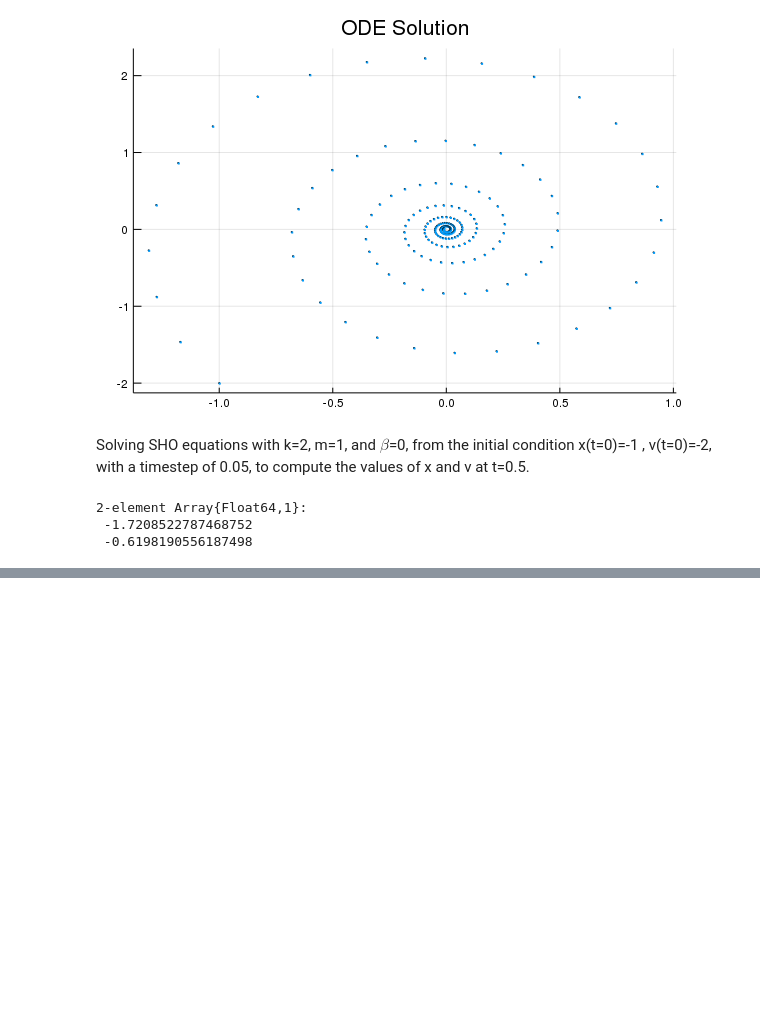
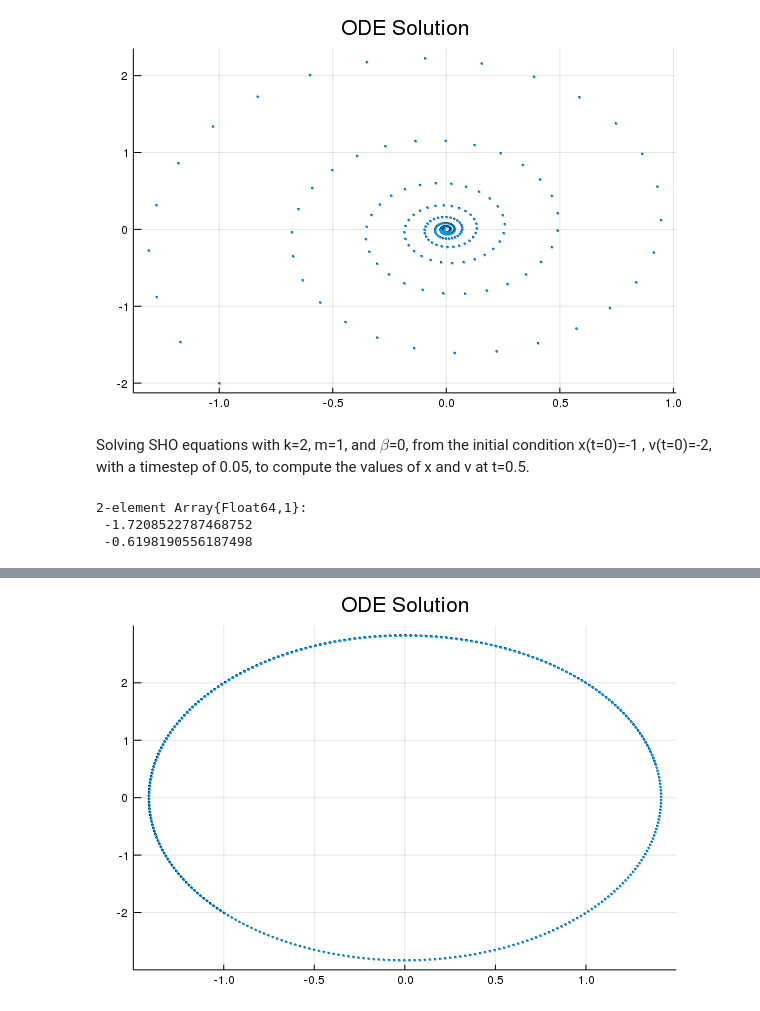
Before and after one commit to SP3269/Julia-Playground, a Jupyter notebook: SimpleDiffEqn.ipynb, the cells around one changed output, grey strips where cells are left out. Cells and saved outputs as stored; diff of their text form; code cells hidden in the pictures; blank space fills up the shorter version.

```diff
--- a/SimpleDiffEqn.ipynb
+++ b/SimpleDiffEqn.ipynb
@@ -162,0 +165,5 @@ y
+# %%
+function eulertrapezoid(y, Δt, f)
+    y = y + (f(y)+f(eulerfwd(y,Δt,f)))*Δt/2
+    return y
+end
@@ -162,0 +172,18 @@ y
+# %%
+# Simple harmonic oscillator with k=2, m=0.5
+function f(y)
+    return [0 1;-4 0]*y
+end
+
+Δt = 0.1
+t0 = 0
+y0 = [-1; -2]
+
+y = y0 # set the initial condition for the loop
+
+for t in Δt:Δt:0.5
+    y = eulertrapezoid(y,Δt,f)
+    println(t," ",y[1]," ",y[2])
+end
+
+y
@@ -162,0 +199,4 @@ y
+# %%
+plot_odesolution([-1;-2],0.01,500,f,eulertrapezoid)
+# %% [output]
+[figure, added]
```
Also changed, not shown: parts of 14 cells of this notebook.
